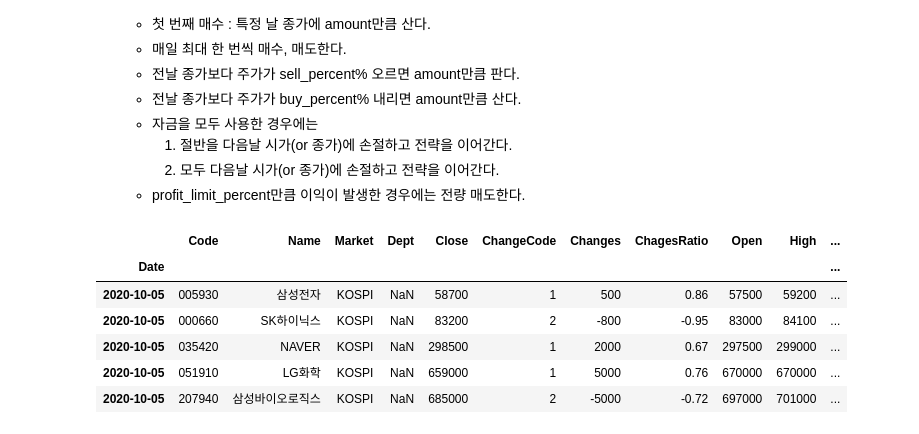
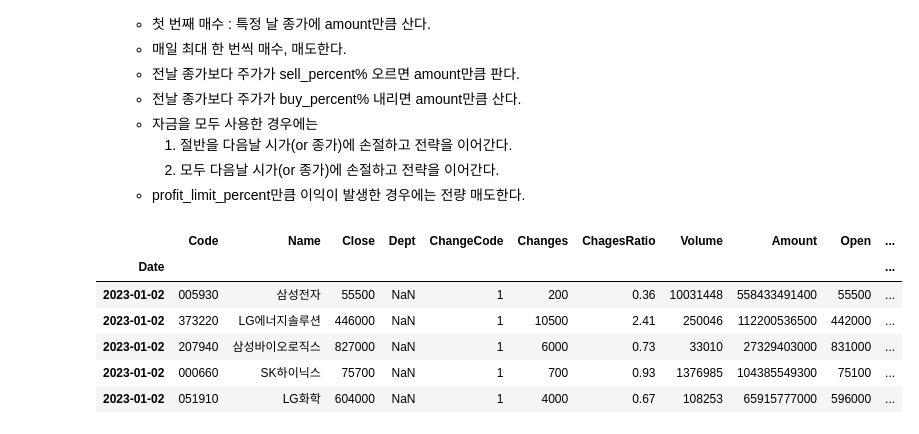
Before and after one commit to GrilledSalmon/stock-analysis-with-marcap, a Jupyter notebook: ascent_sell_descent_buy.ipynb, the cells around one changed output. Saved outputs shown, nothing was run; the diff lists cells and outputs as text; code cells hidden in the pictures.

```diff
--- a/ascent_sell_descent_buy.ipynb
+++ b/ascent_sell_descent_buy.ipynb
@@ -17,21 +17,21 @@
 # %%
 from marcap import marcap_data
 import pandas as pd
 import numpy as np
 from datetime import timedelta, datetime
-from classes.Account import Account
-from classes.Strategy import Strategy
+from src.classes.Account import Account
+from src.classes.Strategy import Strategy
 
-df_2023 = marcap_data('2020-10-01', '2021-02-28')
+df_2023 = marcap_data('2023-01-01', '2023-06-30')
 df_2023.head()
 # %% [output]
-|  | Code | Name | Market | Dept | Close | ChangeCode | Changes | ChagesRatio | Open | High | ... |
+|  | Code | Name | Close | Dept | ChangeCode | Changes | ChagesRatio | Volume | Amount | Open | ... |
 | Date |  |  |  |  |  |  |  |  |  |  | ... |
-| 2020-10-05 | 005930 | 삼성전자 | KOSPI | NaN | 58700 | 1 | 500 | 0.86 | 57500 | 59200 | ... |
-| 2020-10-05 | 000660 | SK하이닉스 | KOSPI | NaN | 83200 | 2 | -800 | -0.95 | 83000 | 84100 | ... |
-| 2020-10-05 | 035420 | NAVER | KOSPI | NaN | 298500 | 1 | 2000 | 0.67 | 297500 | 299000 | ... |
-| 2020-10-05 | 051910 | LG화학 | KOSPI | NaN | 659000 | 1 | 5000 | 0.76 | 670000 | 670000 | ... |
-| 2020-10-05 | 207940 | 삼성바이오로직스 | KOSPI | NaN | 685000 | 2 | -5000 | -0.72 | 697000 | 701000 | ... |
+| 2023-01-02 | 005930 | 삼성전자 | 55500 | NaN | 1 | 200 | 0.36 | 10031448 | 558433491400 | 55500 | ... |
+| 2023-01-02 | 373220 | LG에너지솔루션 | 446000 | NaN | 1 | 10500 | 2.41 | 250046 | 112200536500 | 442000 | ... |
+| 2023-01-02 | 207940 | 삼성바이오로직스 | 827000 | NaN | 1 | 6000 | 0.73 | 33010 | 27329403000 | 831000 | ... |
+| 2023-01-02 | 000660 | SK하이닉스 | 75700 | NaN | 1 | 700 | 0.93 | 1376985 | 104385549300 | 75100 | ... |
+| 2023-01-02 | 051910 | LG화학 | 604000 | NaN | 1 | 4000 | 0.67 | 108253 | 65915777000 | 596000 | ... |
 # %%
 BUDGET = 10000000 # 천만 원
 
```
Also changed, not shown: parts of 7 cells of this notebook, 6 other files.
